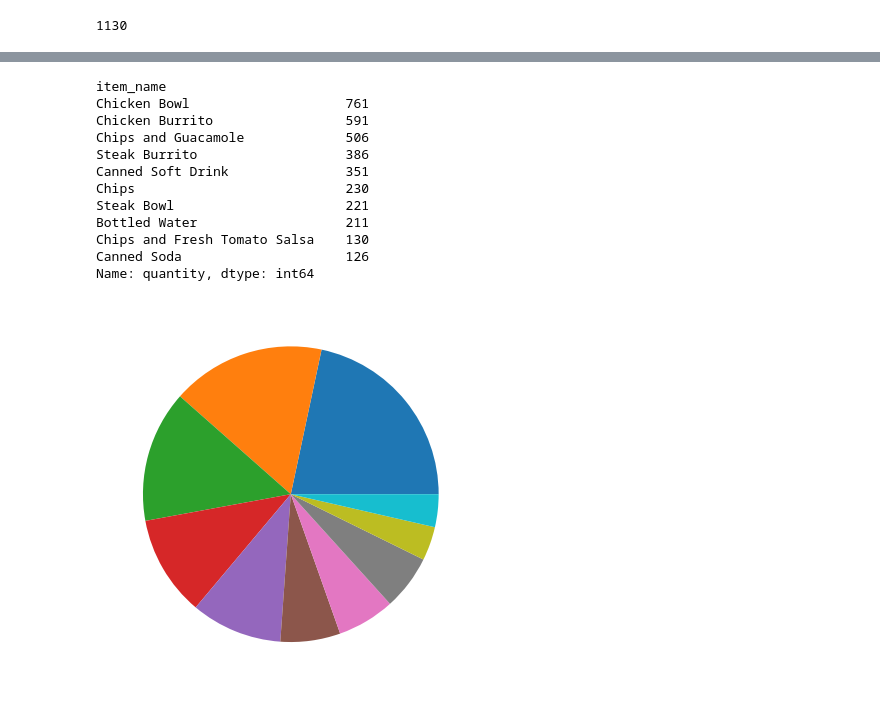
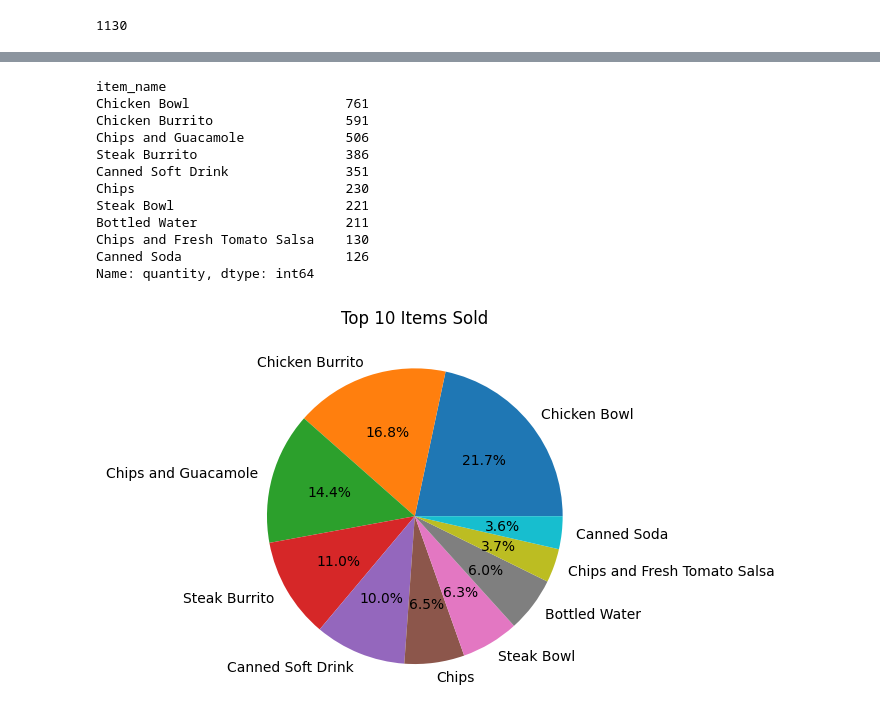
Before and after one commit to build-summer-2024/orange_team_data_exploration, a Jupyter notebook: main.ipynb, the cells around one changed output, grey strips where cells are left out. Cells and saved outputs as stored; diff of their text form; code cells hidden in the pictures.

```diff
--- a/main.ipynb
+++ b/main.ipynb
@@ -58,7 +58,10 @@ print(most_ordered_item, most_ordered_quantity)
 Chicken Bowl 761
 # %%
 ## Total Revenue
-processed_prices = chipotle_data["item_price"].str.replace('$', '').astype(float)
-total_revenue = processed_prices.sum()
+chipotle_data['item_price'] = chipotle_data["item_price"].str.replace('$', '').astype(float)
+
+total_revenue = (chipotle_data['item_price'] * chipotle_data['quantity']).sum() ## revenue = quantity * price
+
 print(total_revenue)
+print("OLD INCORRECT VALUE:", chipotle_data['item_price'].sum())
 # %% [output]
@@ -117,24 +121,25 @@ array(['Chips and Fresh Tomato Salsa', 'Izze', 'Nantucket Nectar',
 # %%
 #Create a pie chart showing the number of times each of the top 10 items were ordered.
 unique_items= chipotle_data.groupby("item_name")["quantity"].sum()
 top_ten_items = unique_items.nlargest(10) #top 10 items sold
 print(top_ten_items)
 
 
 
-plt.pie(top_ten_items)
+plt.pie(top_ten_items, labels=top_ten_items.index, autopct='%1.1f%%')
+plt.title("Top 10 Items Sold")
 plt.show()
 # %% [output]
 item_name
 Chicken Bowl                    761
 Chicken Burrito                 591
 Chips and Guacamole             506
 Steak Burrito                   386
 Canned Soft Drink               351
 Chips                           230
 Steak Bowl                      221
 Bottled Water                   211
 Chips and Fresh Tomato Salsa    130
 Canned Soda                     126
 Name: quantity, dtype: int64
-[figure, old version]
+[figure, new version]
```
Also changed, not shown: parts of 4 cells of this notebook.
